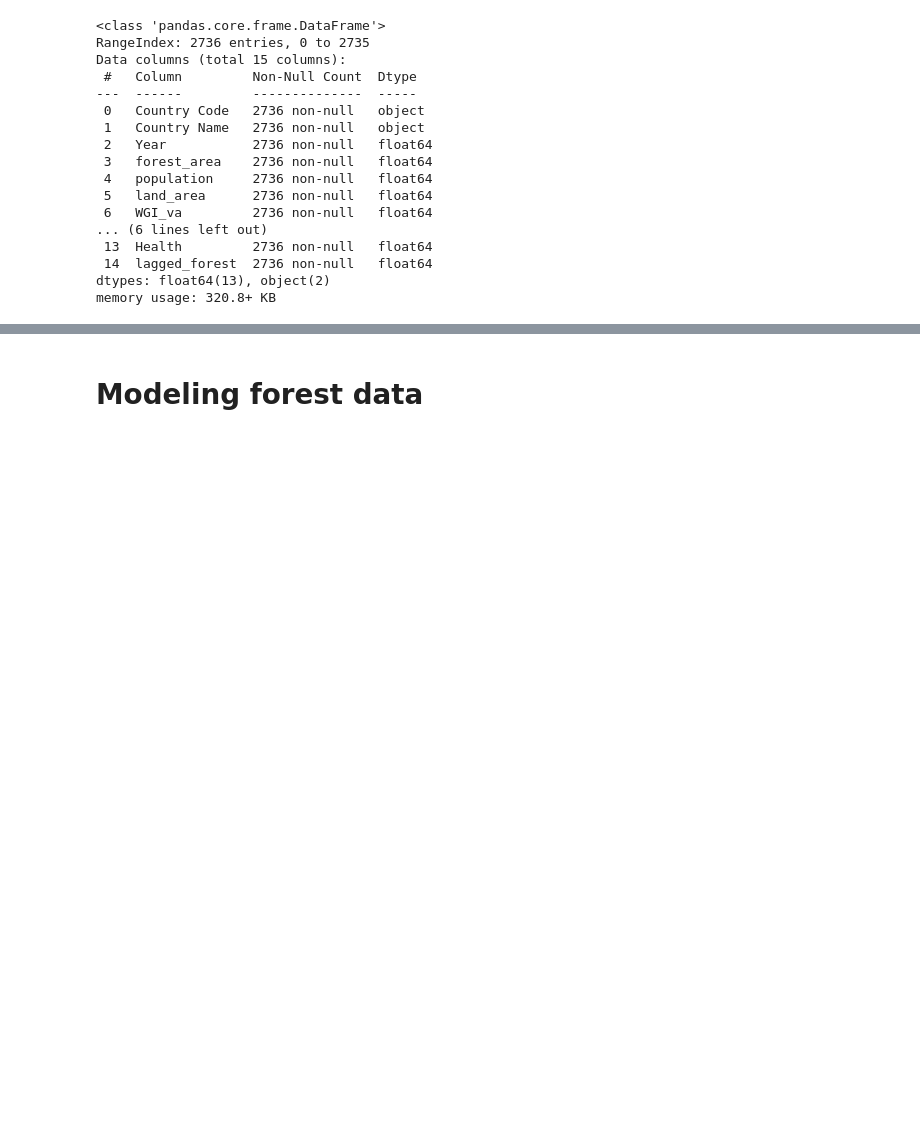
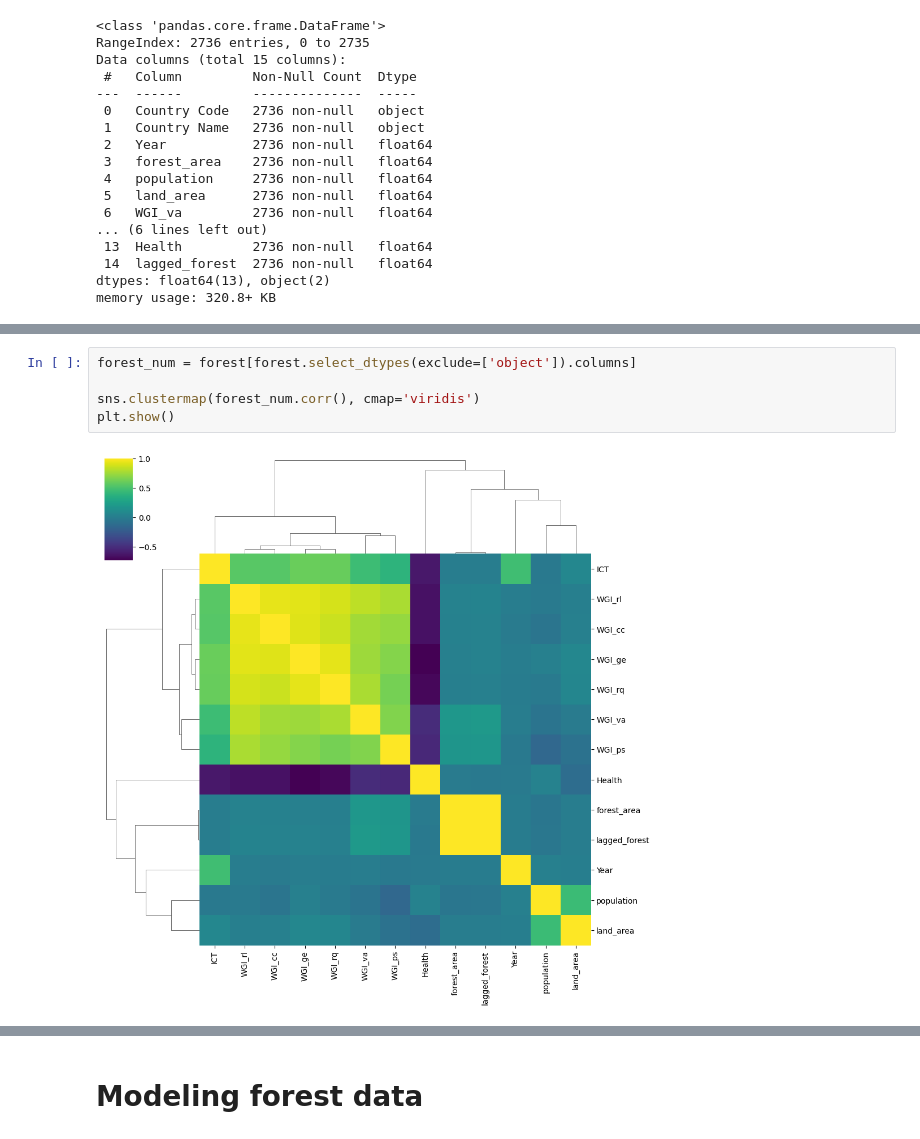
Before and after one commit to marcbarc19/DataScienceExam, a Jupyter notebook: forest-modelling.ipynb, the cells around one changed output, grey strips where cells are left out. Drawn from its saved outputs; the diff is of its cells as text; blank space fills up the shorter version.

```diff
--- a/forest-modelling.ipynb
+++ b/forest-modelling.ipynb
@@ -543,0 +581,7 @@ memory usage: 320.8+ KB
+# %%
+forest_num = forest[forest.select_dtypes(exclude=['object']).columns]
+
+sns.clustermap(forest_num.corr(), cmap='viridis')
+plt.show()
+# %% [output]
+[figure, added]
```
Also changed, not shown: parts of 27 cells of this notebook, 1 other file.
